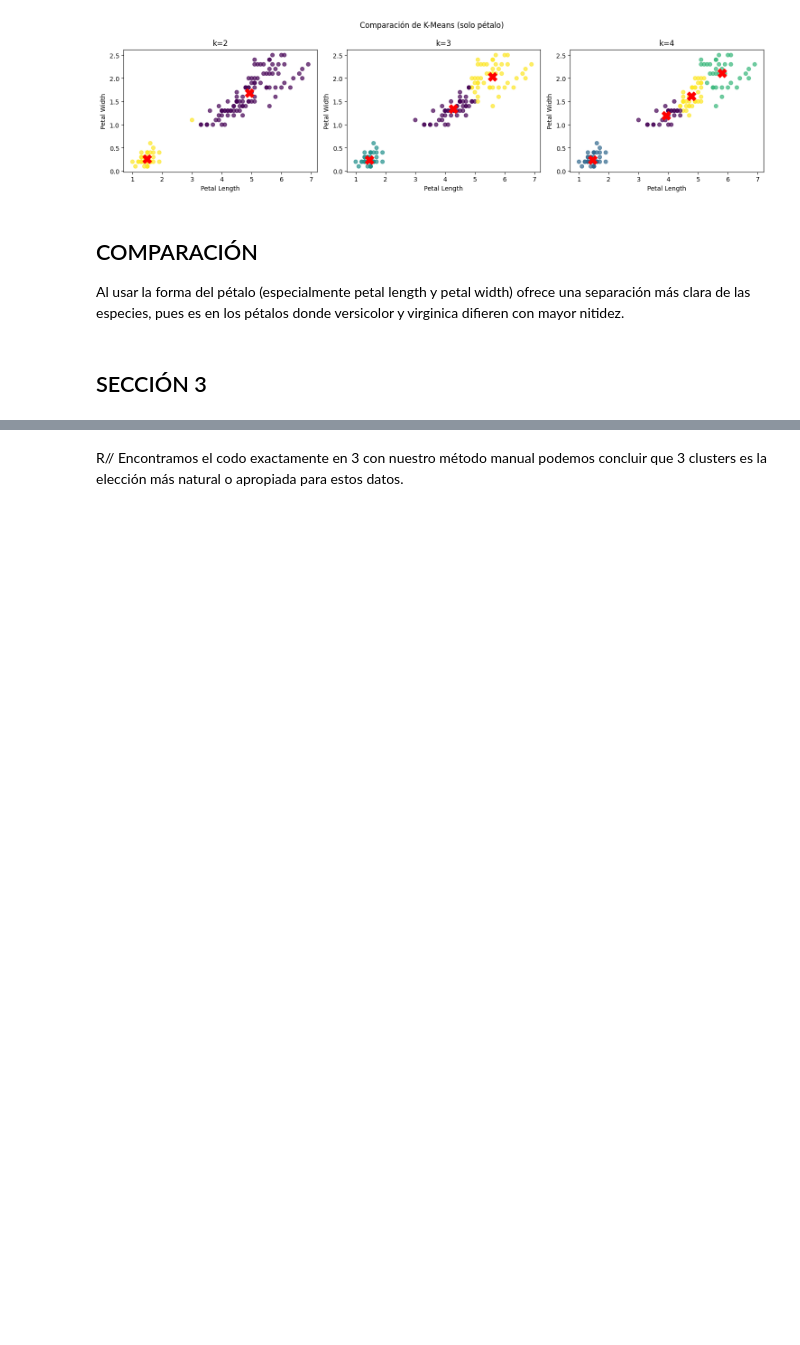
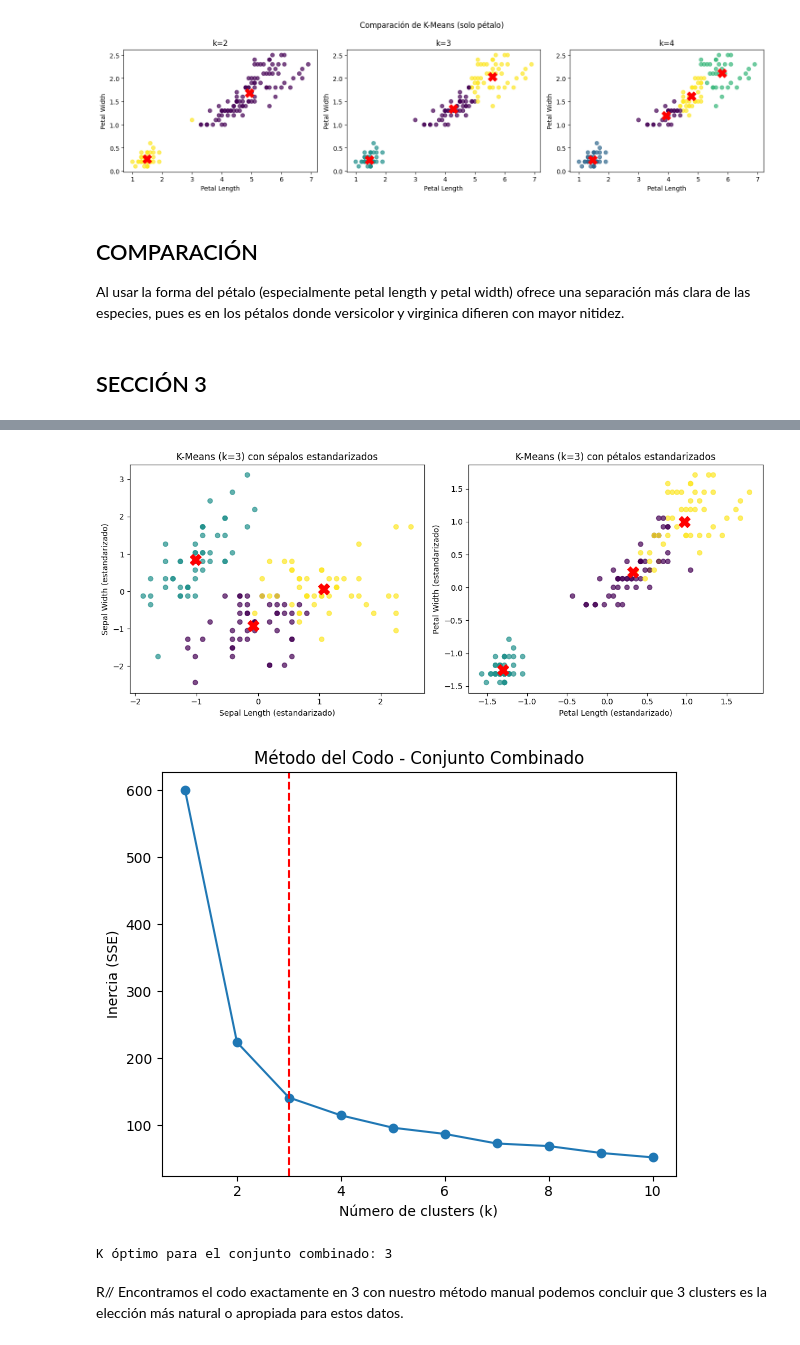
Before and after one commit to droldan2019310/HT2-CLUSTERING, a Jupyter notebook: notebook.ipynb, the cells around one changed output, grey strips where cells are left out. Cells and saved outputs as stored; diff of their text form; code cells hidden in the pictures; blank space fills up the shorter version.

```diff
--- a/notebook.ipynb
+++ b/notebook.ipynb
@@ -339,2 +301,75 @@ knee encontrado en: 3
+# %%
+import pandas as pd
+import matplotlib.pyplot as plt
+from sklearn.cluster import KMeans
+from sklearn.preprocessing import StandardScaler
+from kneed import KneeLocator
+
+# 1. Cargar el dataset
+iris = pd.read_csv("iris.csv")
+
+# 2. Combinar los datos de sépalos y pétalos
+X_combined = iris[['sepal_length', 'sepal_width', 'petal_length', 'petal_width']]
+
+# 3. Estandarizar los datos
+scaler = StandardScaler()
+X_combined_scaled = scaler.fit_transform(X_combined)
+
+# 4. Método del codo para determinar k óptimo
+def find_optimal_k(X):
+    inertias = []
+    k_range = range(1, 11)
+
+    for k in k_range:
+        km = KMeans(n_clusters=k, random_state=0)
+        km.fit(X)
+        inertias.append(km.inertia_)
+
+    # Usar kneed para detectar el "codo"
+    kneedle = KneeLocator(k_range, inertias, curve="convex", direction="decreasing")
+    return kneedle.knee, k_range, inertias
+
+k_combined, k_range_combined, inertias_combined = find_optimal_k(X_combined_scaled)
+
+# 5. Aplicar K-Means con k óptimo
+kmeans_combined = KMeans(n_clusters=k_combined, random_state=0)
+labels_combined = kmeans_combined.fit_predict(X_combined_scaled)
+
+# 6. Graficar los resultados (usando las dos primeras dimensiones para visualización)
+fig, axes = plt.subplots(1, 2, figsize=(12, 5))
+
+# Visualización en el espacio de sépalos
+axes[0].scatter(X_combined_scaled[:, 0], X_combined_scaled[:, 1], c=labels_combined, cmap='viridis', alpha=0.7)
+axes[0].scatter(kmeans_combined.cluster_centers_[:, 0], kmeans_combined.cluster_centers_[:, 1], c='red', s=200, marker='X')
+axes[0].set_title('K-Means (k={}) con sépalos estandarizados'.format(k_combined))
+axes[0].set_xlabel('Sepal Length (estandarizado)')
+axes[0].set_ylabel('Sepal Width (estandarizado)')
+
+# Visualización en el espacio de pétalos
+axes[1].scatter(X_combined_scaled[:, 2], X_combined_scaled[:, 3], c=labels_combined, cmap='viridis', alpha=0.7)
+axes[1].scatter(kmeans_combined.cluster_centers_[:, 2], kmeans_combined.cluster_centers_[:, 3], c='red', s=200, marker='X')
+axes[1].set_title('K-Means (k={}) con pétalos estandarizados'.format(k_combined))
+axes[1].set_xlabel('Petal Length (estandarizado)')
+axes[1].set_ylabel('Petal Width (estandarizado)')
+
+plt.tight_layout()
+plt.show()
+
+# 7. Graficar el método del codo para el conjunto combinado
+plt.figure(figsize=(6, 5))
+plt.plot(k_range_combined, inertias_combined, marker='o')
+plt.axvline(k_combined, linestyle='dashed', color='red')
+plt.title("Método del Codo - Conjunto Combinado")
+plt.xlabel("Número de clusters (k)")
+plt.ylabel("Inercia (SSE)")
+plt.tight_layout()
+plt.show()
+
+# 8. Imprimir el valor de k óptimo
+print(f"K óptimo para el conjunto combinado: {k_combined}")
+# %% [output]
+[figure, added]
+[figure, added]
+K óptimo para el conjunto combinado: 3
 # %% [markdown]
 R// Encontramos el codo exactamente en 3 con nuestro método manual podemos concluir que 3 clusters es la elección más natural o apropiada para estos datos.
```
Also changed, not shown: parts of 1 cell of this notebook.
